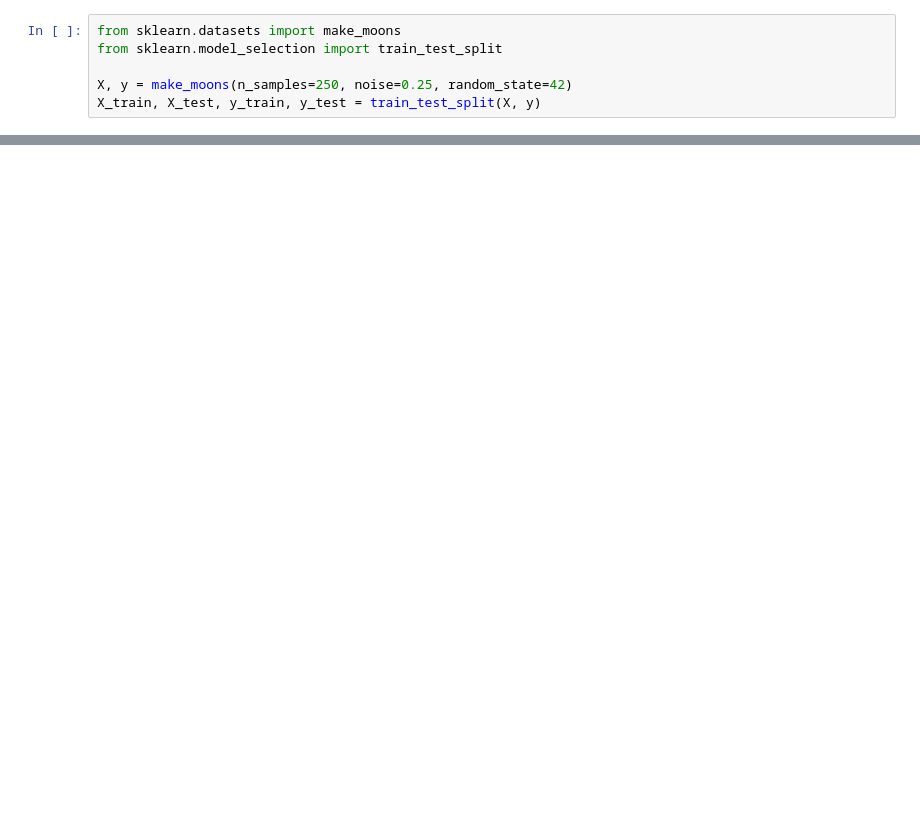
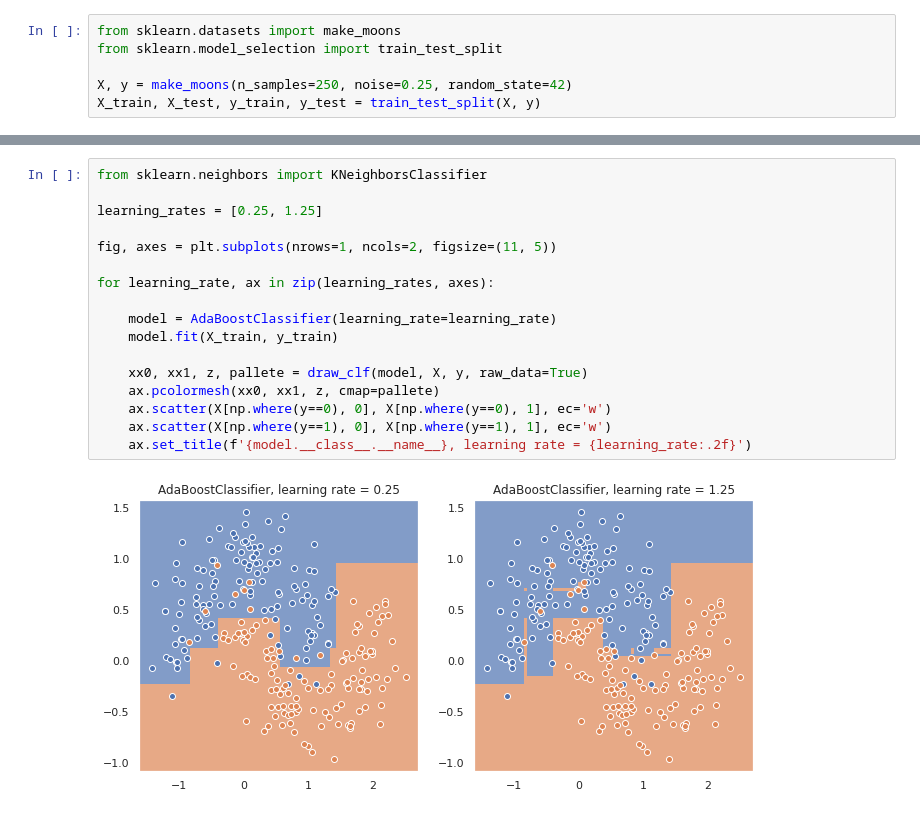
Before and after one commit to mzignis/hands_on_machine_learning, a Jupyter notebook: ensembe_methods/boosting.ipynb, the cells around one changed output, grey strips where cells are left out. Saved outputs shown, nothing was run; the diff lists cells and outputs as text; blank space fills up the shorter version.

```diff
--- a/ensembe_methods/boosting.ipynb
+++ b/ensembe_methods/boosting.ipynb
@@ -106,0 +111,19 @@ Test score: 0.8888888888888888
+# %%
+from sklearn.neighbors import KNeighborsClassifier
+
+learning_rates = [0.25, 1.25]
+
+fig, axes = plt.subplots(nrows=1, ncols=2, figsize=(11, 5))
+
+for learning_rate, ax in zip(learning_rates, axes):
+
+    model = AdaBoostClassifier(learning_rate=learning_rate)
+    model.fit(X_train, y_train)
+
+    xx0, xx1, z, pallete = draw_clf(model, X, y, raw_data=True)
+    ax.pcolormesh(xx0, xx1, z, cmap=pallete)
+    ax.scatter(X[np.where(y==0), 0], X[np.where(y==0), 1], ec='w')
+    ax.scatter(X[np.where(y==1), 0], X[np.where(y==1), 1], ec='w')
+    ax.set_title(f'{model.__class__.__name__}, learning rate = {learning_rate:.2f}')
+# %% [output]
+[figure, added]
```
Also changed, not shown: parts of 5 cells of this notebook.
